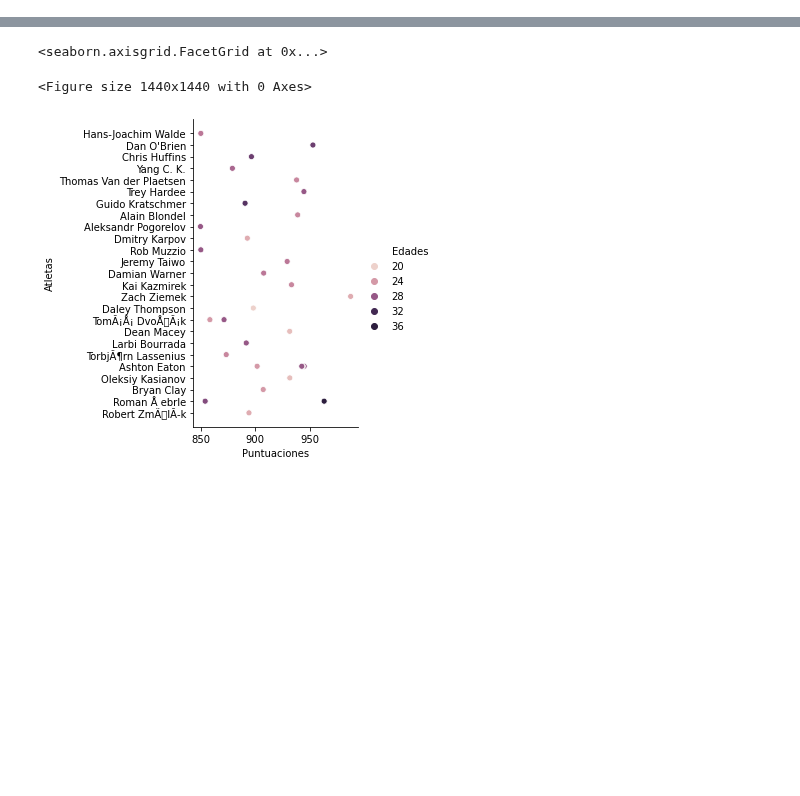
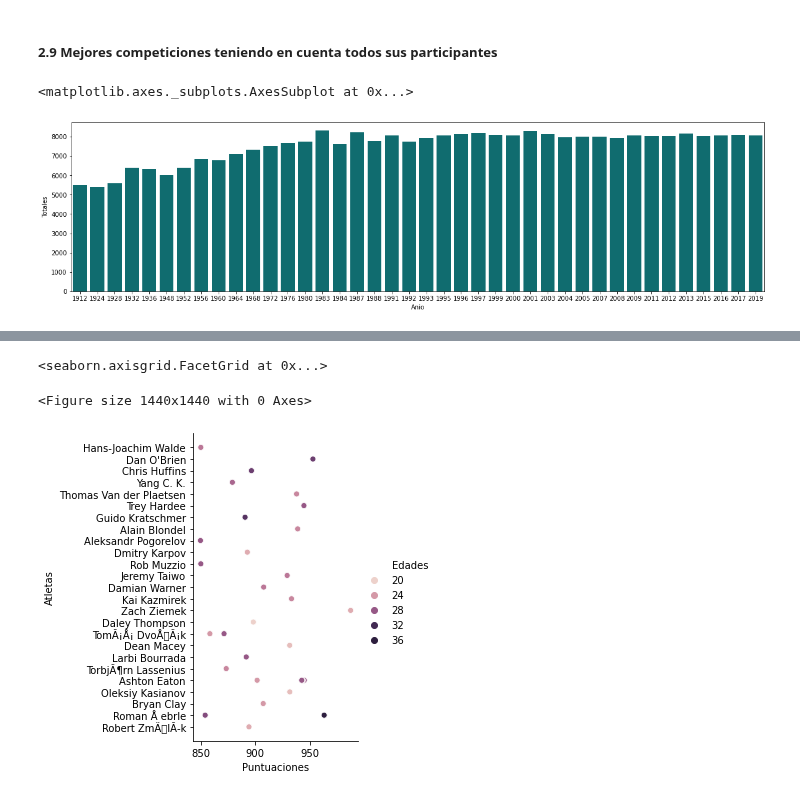
Before and after one commit to RaulCapellanFernandez/DecatlonEstadistics, a Jupyter notebook: InformationDDBB.ipynb, the cells around one changed output, grey strips where cells are left out. Saved outputs shown, nothing was run; the diff lists cells and outputs as text; code cells hidden in the pictures; blank space fills up the shorter version.

```diff
--- a/InformationDDBB.ipynb
+++ b/InformationDDBB.ipynb
@@ -589,0 +294,9 @@ sns.relplot(x = 'Puntuaciones', y= 'Atletas', hue= 'Pruebas', data = imp)
+# %%
+atleta = ddbb.iloc[0]
+
+for i in range(len(ddbb)):
+    if(atleta['Age'] < ddbb.iloc[i]['Age'] and ddbb.iloc[i]['Age']!=0 and ddbb.iloc[i]['Position'] ==1):
+        atleta = ddbb.iloc[i]
+
+print("El atleta más joven en mayor en ganar en unos JJOO es:",atleta['Athlete'], "con",
+      atleta['Age'],"años en el año", atleta['Year'],"en la posicion", atleta['Position'])
@@ -589,0 +373,10 @@ sns.relplot(x = 'Puntuaciones', y= 'Atletas', hue= 'Pruebas', data = imp)
+# %%
+atleta = ddbb.iloc[0]
+atleta['Total Points'] = 9999
+
+for i in range(len(ddbb)):
+    if(ddbb.iloc[i]['Competition'] == 'WC' and atleta['Total Points'] > ddbb.iloc[i]['Total Points']
+       and ddbb.iloc[i]['Position'] == 1):
+        atleta = ddbb.iloc[i]
+
+print("La peor puntuacion con la que se han ganado unos mundiales es de",atleta['Total Points'],"En el año",atleta['Year'])
@@ -589,0 +389,31 @@ sns.relplot(x = 'Puntuaciones', y= 'Atletas', hue= 'Pruebas', data = imp)
+# %% [markdown]
+##### 2.9 Mejores competiciones teniendo en cuenta todos sus participantes
+# %%
+anio = []
+totales = []
+nParticipantes = []
+
+aux = 0
+
+for i in range(len(ddbb)):
+    if(ddbb.iloc[i]['Year'] not in anio):
+        anio.append(ddbb.iloc[i]['Year'])
+        totales.append(ddbb.iloc[i]['Total Points'])
+        nParticipantes.append(1)
+    else:
+            aux = anio.index(ddbb.iloc[i]['Year'])
+            totales[aux] = totales[aux] + ddbb.iloc[i]['Total Points']
+            nParticipantes[aux] = nParticipantes[aux] +1
+
+for i in range(len(totales)):
+    totales[i] = totales[i] / nParticipantes[i]
+
+
+imp = pd.DataFrame({'Anio':anio,
+                    'Totales':totales})
+
+plt.figure(figsize=(20,5))
+sns.barplot(x = 'Anio', y= 'Totales', data=imp, color = '#007b7f')
+# %% [output]
+<matplotlib.axes._subplots.AxesSubplot at 0x...>
+[figure, added]
```
Also changed, not shown: parts of 93 cells of this notebook.
